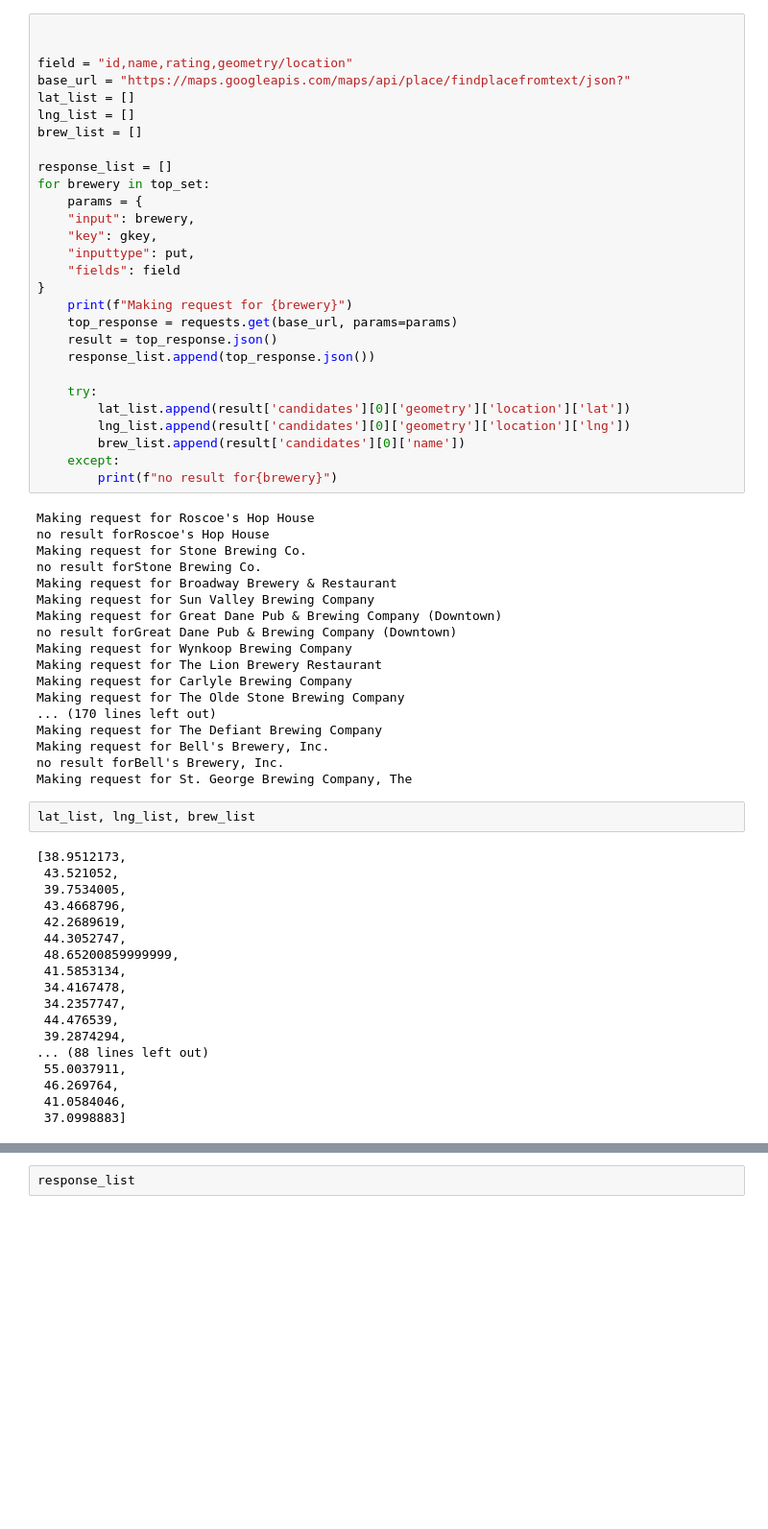
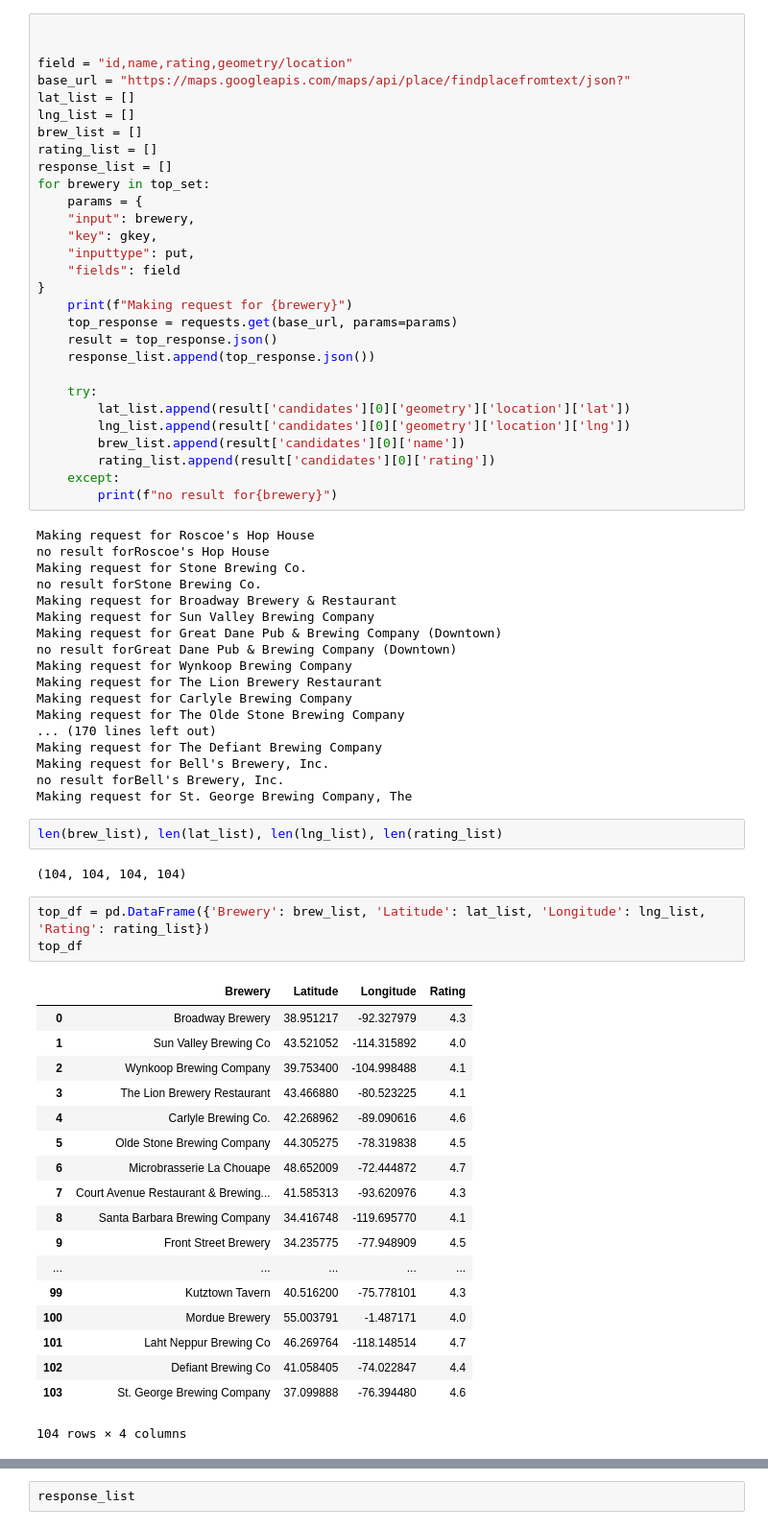
Before and after one commit to kreitlerj/Beer-Data-Project, a Jupyter notebook: Beer Sorting.ipynb, the cells around one changed output, grey strips where cells are left out. Shown: that part at 96% size. Saved outputs shown, nothing was run; the diff lists cells and outputs as text; blank space fills up the shorter version.

```diff
--- a/Beer Sorting.ipynb
+++ b/Beer Sorting.ipynb
@@ -477,7 +488,7 @@ base_url = "https://maps.googleapis.com/maps/api/place/findplacefromtext/json?"
 lat_list = []
 lng_list = []
 brew_list = []
-
+rating_list = []
 response_list = []
 for brewery in top_set:
     params = {
@@ -495,6 +506,7 @@ for brewery in top_set:
         lat_list.append(result['candidates'][0]['geometry']['location']['lat'])
         lng_list.append(result['candidates'][0]['geometry']['location']['lng'])
         brew_list.append(result['candidates'][0]['name'])
+        rating_list.append(result['candidates'][0]['rating'])
     except:
         print(f"no result for{brewery}")
 # %% [output]
@@ -515,23 +527,29 @@ Making request for The Defiant Brewing Company
 Making request for Bell's Brewery, Inc.
 no result forBell's Brewery, Inc.
 Making request for St. George Brewing Company, The
-# %%
-lat_list, lng_list, brew_list
-# %% [output]
-[38.9512173,
- 43.521052,
- 39.7534005,
- 43.4668796,
- 42.2689619,
- 44.3052747,
- 48.65200859999999,
- 41.5853134,
- 34.4167478,
- 34.2357747,
- 44.476539,
- 39.2874294,
-... (88 lines left out)
- 55.0037911,
- 46.269764,
- 41.0584046,
- 37.0998883]
+# %%
+len(brew_list), len(lat_list), len(lng_list), len(rating_list)
+# %% [output]
+(104, 104, 104, 104)
+# %%
+top_df = pd.DataFrame({'Brewery': brew_list, 'Latitude': lat_list, 'Longitude': lng_list, 'Rating': rating_list})
+top_df
+# %% [output]
+|  | Brewery | Latitude | Longitude | Rating |
+| 0 | Broadway Brewery | 38.951217 | -92.327979 | 4.3 |
+| 1 | Sun Valley Brewing Co | 43.521052 | -114.315892 | 4.0 |
+| 2 | Wynkoop Brewing Company | 39.753400 | -104.998488 | 4.1 |
+| 3 | The Lion Brewery Restaurant | 43.466880 | -80.523225 | 4.1 |
+| 4 | Carlyle Brewing Co. | 42.268962 | -89.090616 | 4.6 |
+| 5 | Olde Stone Brewing Company | 44.305275 | -78.319838 | 4.5 |
+| 6 | Microbrasserie La Chouape | 48.652009 | -72.444872 | 4.7 |
+| 7 | Court Avenue Restaurant & Brewing... | 41.585313 | -93.620976 | 4.3 |
+| 8 | Santa Barbara Brewing Company | 34.416748 | -119.695770 | 4.1 |
+| 9 | Front Street Brewery | 34.235775 | -77.948909 | 4.5 |
+| ... | ... | ... | ... | ... |
+| 99 | Kutztown Tavern | 40.516200 | -75.778101 | 4.3 |
+| 100 | Mordue Brewery | 55.003791 | -1.487171 | 4.0 |
+| 101 | Laht Neppur Brewing Co | 46.269764 | -118.148514 | 4.7 |
+| 102 | Defiant Brewing Co | 41.058405 | -74.022847 | 4.4 |
+| 103 | St. George Brewing Company | 37.099888 | -76.394480 | 4.6 |
+104 rows × 4 columns
```
Also changed, not shown: parts of 6 cells of this notebook.
